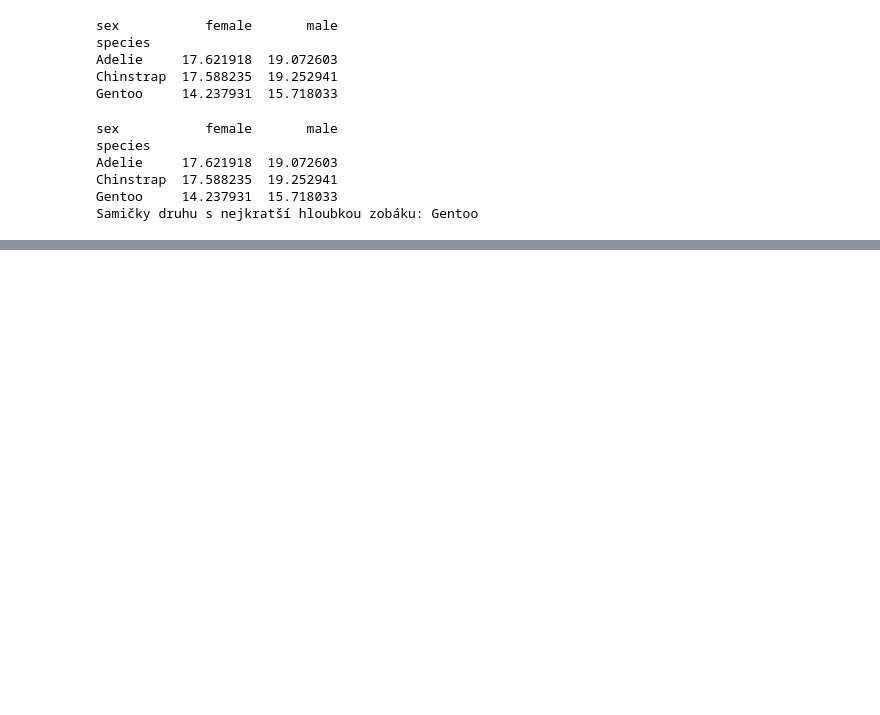
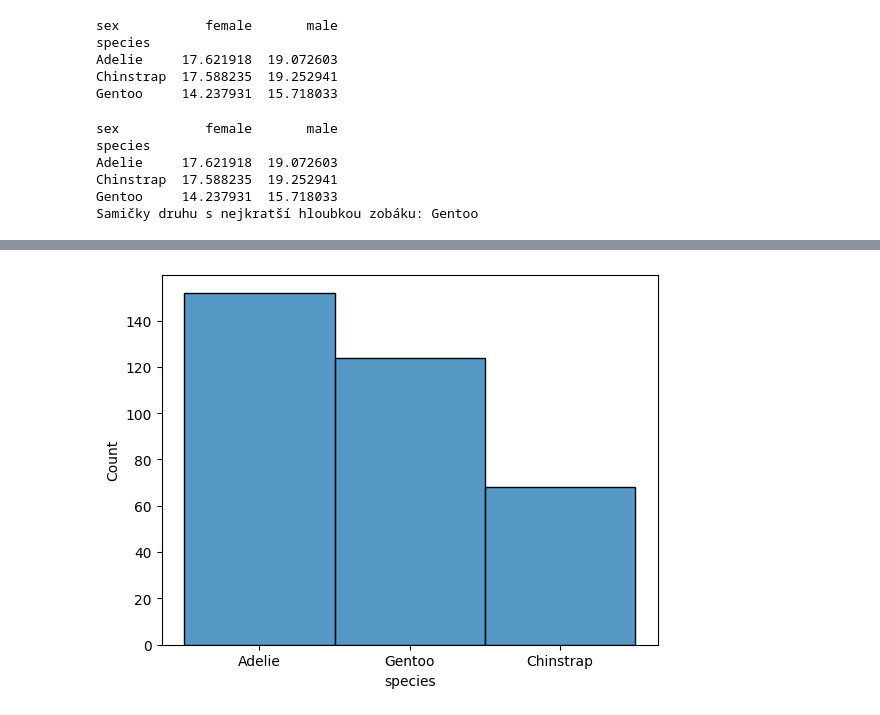
Before and after one commit to alorenzova/PythonForDataAnalysis, a Jupyter notebook: ukoly.ipynb, the cells around one changed output, grey strips where cells are left out. Saved outputs shown, nothing was run; the diff lists cells and outputs as text; code cells hidden in the pictures; blank space fills up the shorter version.

```diff
--- a/ukoly.ipynb
+++ b/ukoly.ipynb
@@ -363,0 +375,6 @@ Samičky druhu s nejkratší hloubkou zobáku: Gentoo
+# %%
+ax = sns.histplot(data,
+                  x="species",
+                  bins=list(range(0, 100, 5)))
+# %% [output]
+[figure, added]
```
Also changed, not shown: parts of 6 cells of this notebook.
